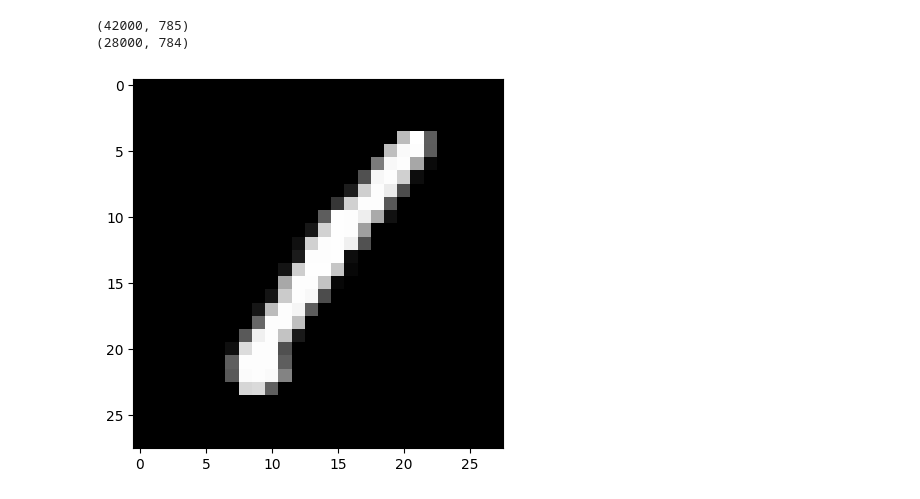
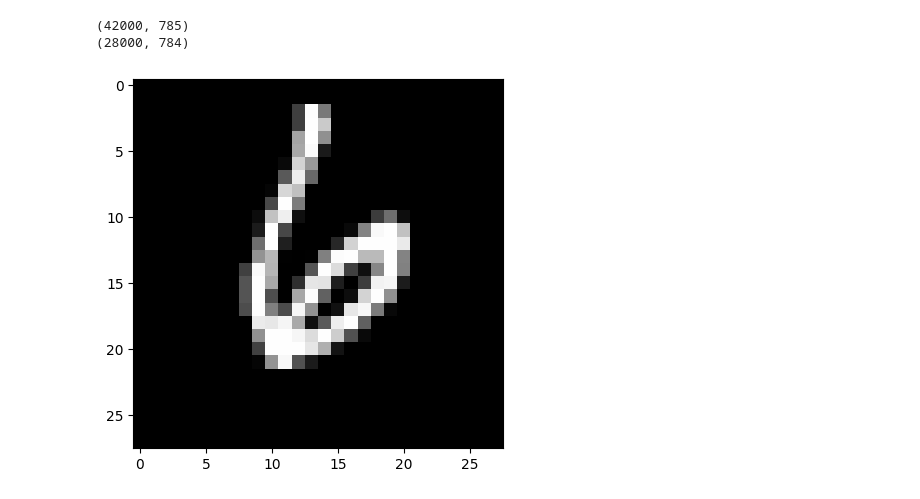
Before and after one commit to hanelliotn/kaggle-digit-recognizer, a Jupyter notebook: digit_recognizer.ipynb, the cells around one changed output. Drawn from its saved outputs; the diff is of its cells as text; code cells hidden in the pictures.

Commit message:
Add training model and submit results

```diff
--- a/digit_recognizer.ipynb
+++ b/digit_recognizer.ipynb
@@ -55,9 +59,20 @@ X_test = test_data.values.astype('float32')
+# %%
+# Drop label column
+X = train_data.drop('label', axis=1)
+y = train_data['label']
+
+# Split train and test data
+X_train, X_test, y_train, y_test = train_test_split(X, y, test_size=0.2, random_state=42)
+
+# Reshape and normalize the input data
+X_train = X_train.values.reshape(-1, 28, 28, 1) / 255.0
+X_test = X_test.values.reshape(-1, 28, 28, 1) / 255.0
 # %%
 # Display first train image
 def show_data(data_sample):
     plt.imshow(data_sample[0].reshape(28, 28), cmap='gray')
 
-img = X_train.reshape(X_train.shape[0], 28, 28)
+img = X_train.reshape(-1, 28, 28, 1)
 show_data(img)
 # %% [output]
-[figure, old version]
+[figure, new version]
```
Also changed, not shown: parts of 11 cells of this notebook, 1 other file.
